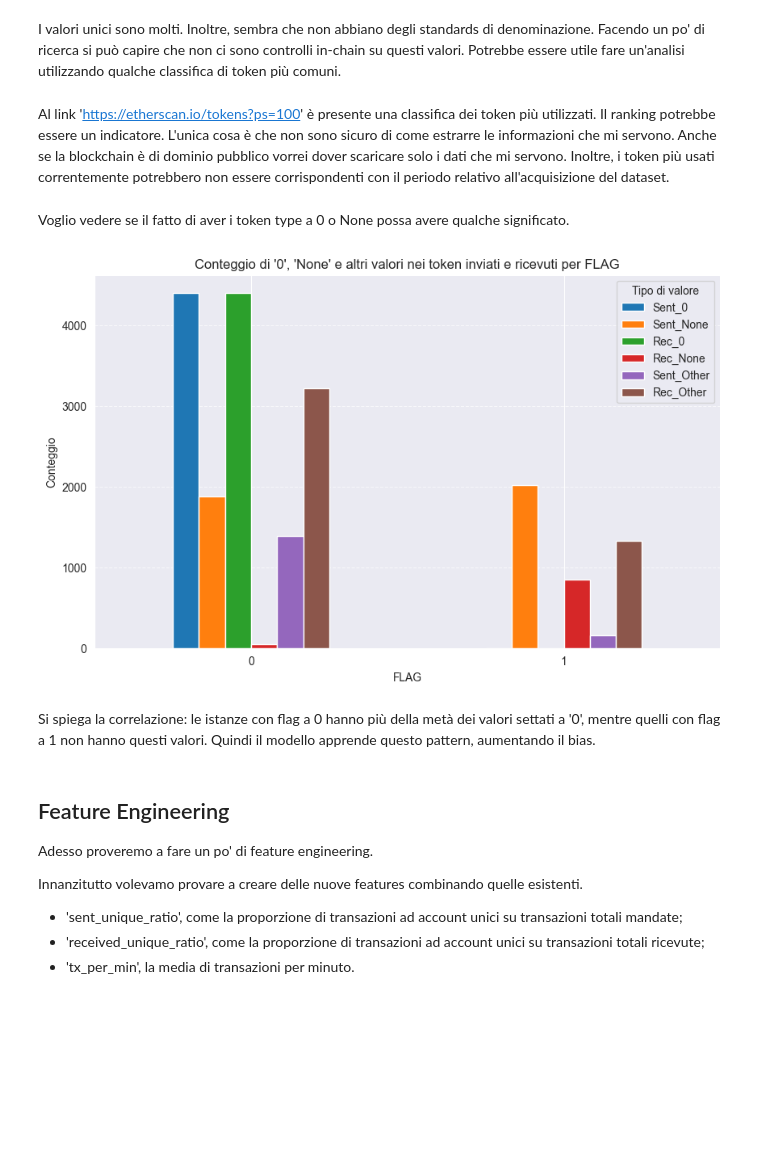
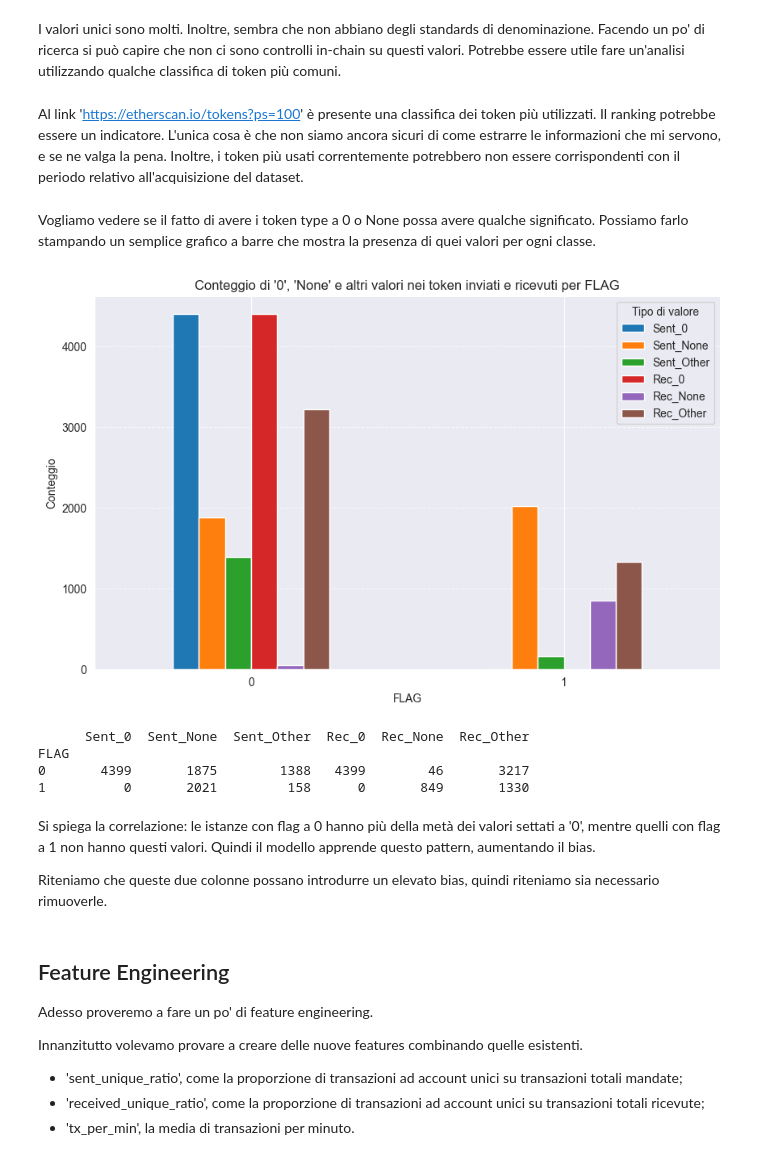
Before and after one commit to Maurino666/EthereumFraudDetection, a Jupyter notebook: Data_Preparation.ipynb, the cells around one changed output. Drawn from its saved outputs; the diff is of its cells as text; code cells hidden in the pictures; blank space fills up the shorter version.

```diff
--- a/Data_Preparation.ipynb
+++ b/Data_Preparation.ipynb
@@ -480,39 +370,83 @@ Colonna: 'ERC20 most sent token type'
 I valori unici sono molti. Inoltre, sembra che non abbiano degli standards di denominazione.
 Facendo un po' di ricerca si può capire che non ci sono controlli in-chain su questi valori. Potrebbe essere utile fare un'analisi utilizzando qualche classifica di token più comuni.
 # %% [markdown]
-Al link 'https://etherscan.io/tokens?ps=100' è presente una classifica dei token più utilizzati. Il ranking potrebbe essere un indicatore. L'unica cosa è che non sono sicuro di come estrarre le informazioni che mi servono. Anche se la blockchain è di dominio pubblico vorrei dover scaricare solo i dati che mi servono. Inoltre, i token più usati correntemente potrebbero non essere corrispondenti con il periodo relativo all'acquisizione del dataset.
+Al link 'https://etherscan.io/tokens?ps=100' è presente una classifica dei token più utilizzati. Il ranking potrebbe essere un indicatore. L'unica cosa è che non siamo ancora sicuri di come estrarre le informazioni che mi servono, e se ne valga la pena. Inoltre, i token più usati correntemente potrebbero non essere corrispondenti con il periodo relativo all'acquisizione del dataset.
 # %% [markdown]
-Voglio vedere se il fatto di aver i token type a 0 o None possa avere qualche significato.
+Vogliamo vedere se il fatto di avere i token type a 0 o None possa avere qualche significato.
+Possiamo farlo stampando un semplice grafico a barre che mostra la presenza di quei valori per ogni classe.
 # %%
+#  Filtra i valori dove "Sent" è la stringa "0"
+count_sent = df[df["ERC20 most sent token type"] == "0"].groupby("FLAG")["ERC20 most sent token type"].count()
+#  Filtra i valori dove "Sent" è la stringa "None"
+count_sent_none = df[df["ERC20 most sent token type"] == "None"].groupby("FLAG")["ERC20 most sent token type"].count()
+
+# Filtra i valori dove "Received" è la stringa "0"
+count_rec = df[df["ERC20_most_rec_token_type"] == "0"].groupby("FLAG")["ERC20_most_rec_token_type"].count()
+# Filtra i valori dove "Received" è la stringa "None"
+count_rec_none = df[df["ERC20_most_rec_token_type"] == "None"].groupby("FLAG")["ERC20_most_rec_token_type"].count()
+
+# Rinominiamo le serie per chiarezza
+count_sent.rename("Sent_0", inplace=True)
+count_sent_none.rename("Sent_None", inplace=True)
+count_rec.rename("Rec_0", inplace=True)
+count_rec_none.rename("Rec_None", inplace=True)
+
 # Calcoliamo il numero totale di record per ciascun FLAG
 total_counts = df["FLAG"].value_counts()
+
+# Forziamo i conteggi a reindicarsi in base a total_counts, riempiendo con 0
+count_sent = count_sent.reindex(total_counts.index, fill_value=0)
+count_sent_none = count_sent_none.reindex(total_counts.index, fill_value=0)
+count_rec = count_rec.reindex(total_counts.index, fill_value=0)
+count_rec_none = count_rec_none.reindex(total_counts.index, fill_value=0)
 
 # Calcoliamo il conteggio dei valori restanti (quelli che non sono '0' o 'None')
 count_sent_other = total_counts - (count_sent + count_sent_none)
 count_rec_other = total_counts - (count_rec + count_rec_none)
 
 # Rinominiamo le colonne
 count_sent_other.rename("Sent_Other", inplace=True)
 count_rec_other.rename("Rec_Other", inplace=True)
 
+summary_df = pd.concat(
+    [count_sent, count_sent_none, count_sent_other],
+    axis=1
+)
 # Aggiorniamo il dataframe con i nuovi conteggi
-summary_df = pd.concat([summary_df, count_sent_other, count_rec_other], axis=1)
+summary_df = pd.concat([summary_df, count_rec, count_rec_none, count_rec_other], axis=1)
+
+# Imposta l’ordine desiderato delle colonne
+col_order = [
+    "Sent_0", "Sent_None", "Sent_Other",
+    "Rec_0", "Rec_None", "Rec_Other"
+]
+
+# Tieni solo queste colonne (nell’ordine che preferisci)
+summary_df = summary_df[col_order]
 
 # Creiamo un nuovo grafico a barre
 summary_df.plot(kind='bar', figsize=(10, 6), rot=0)
 
 plt.title("Conteggio di '0', 'None' e altri valori nei token inviati e ricevuti per FLAG")
 plt.xlabel("FLAG")
 plt.ylabel("Conteggio")
 plt.legend(title="Tipo di valore")
 plt.grid(axis='y', linestyle='--', alpha=0.7)
 
 # Mostriamo il grafico
 plt.show()
+
+print(summary_df)
 # %% [output]
-[figure, old version]
+[figure, new version]
+      Sent_0  Sent_None  Sent_Other  Rec_0  Rec_None  Rec_Other
+FLAG
+0       4399       1875        1388   4399        46       3217
+1          0       2021         158      0       849       1330
 # %% [markdown]
 Si spiega la correlazione: le istanze con flag a 0 hanno più della metà dei valori settati a '0', mentre quelli con flag a 1 non hanno questi valori. Quindi il modello apprende questo pattern, aumentando il bias.
+
+Riteniamo che queste due colonne possano introdurre un elevato bias, quindi riteniamo sia necessario rimuoverle.
 # %% [markdown]
 ## Feature Engineering
 
```
Also changed, not shown: parts of 21 cells of this notebook, 13 other files.
